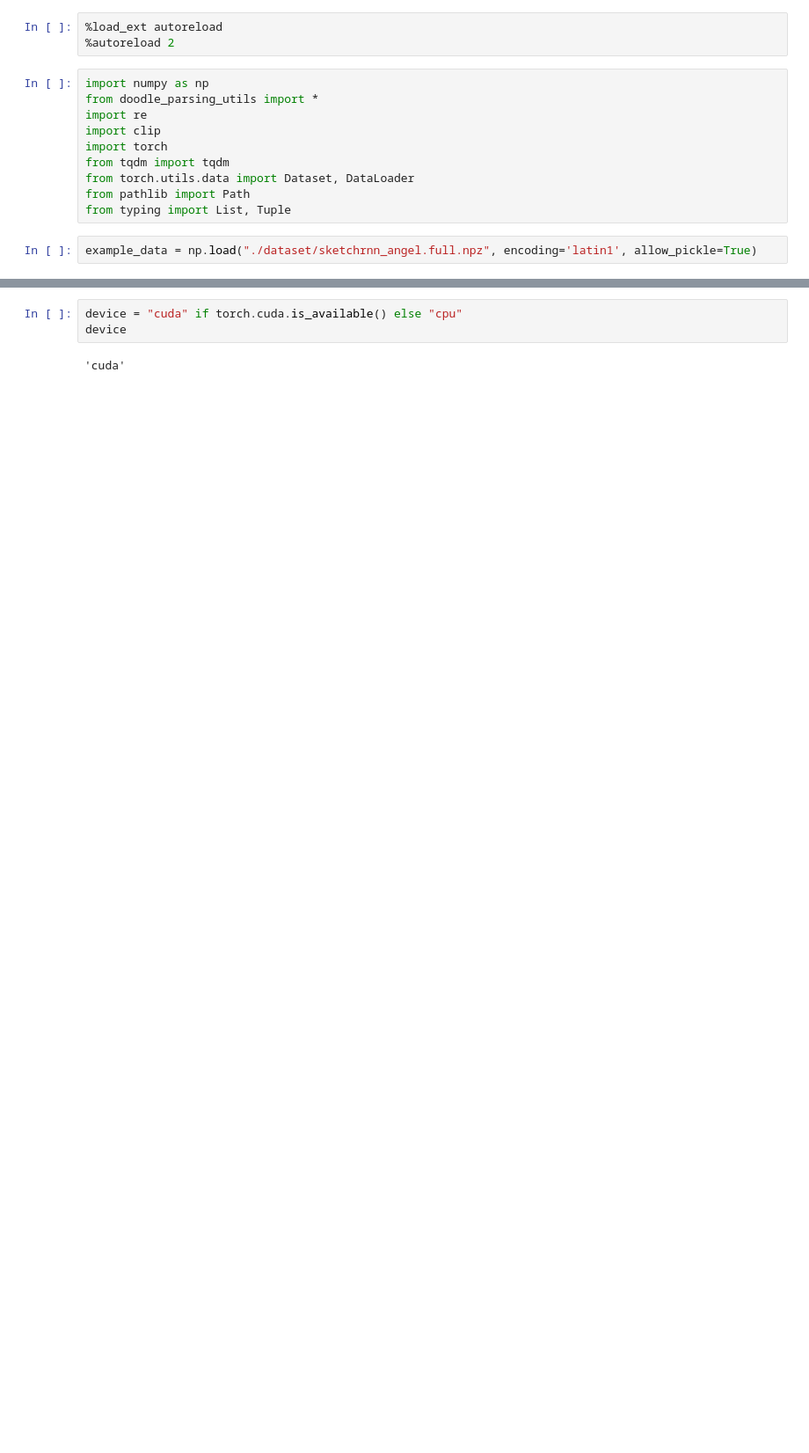
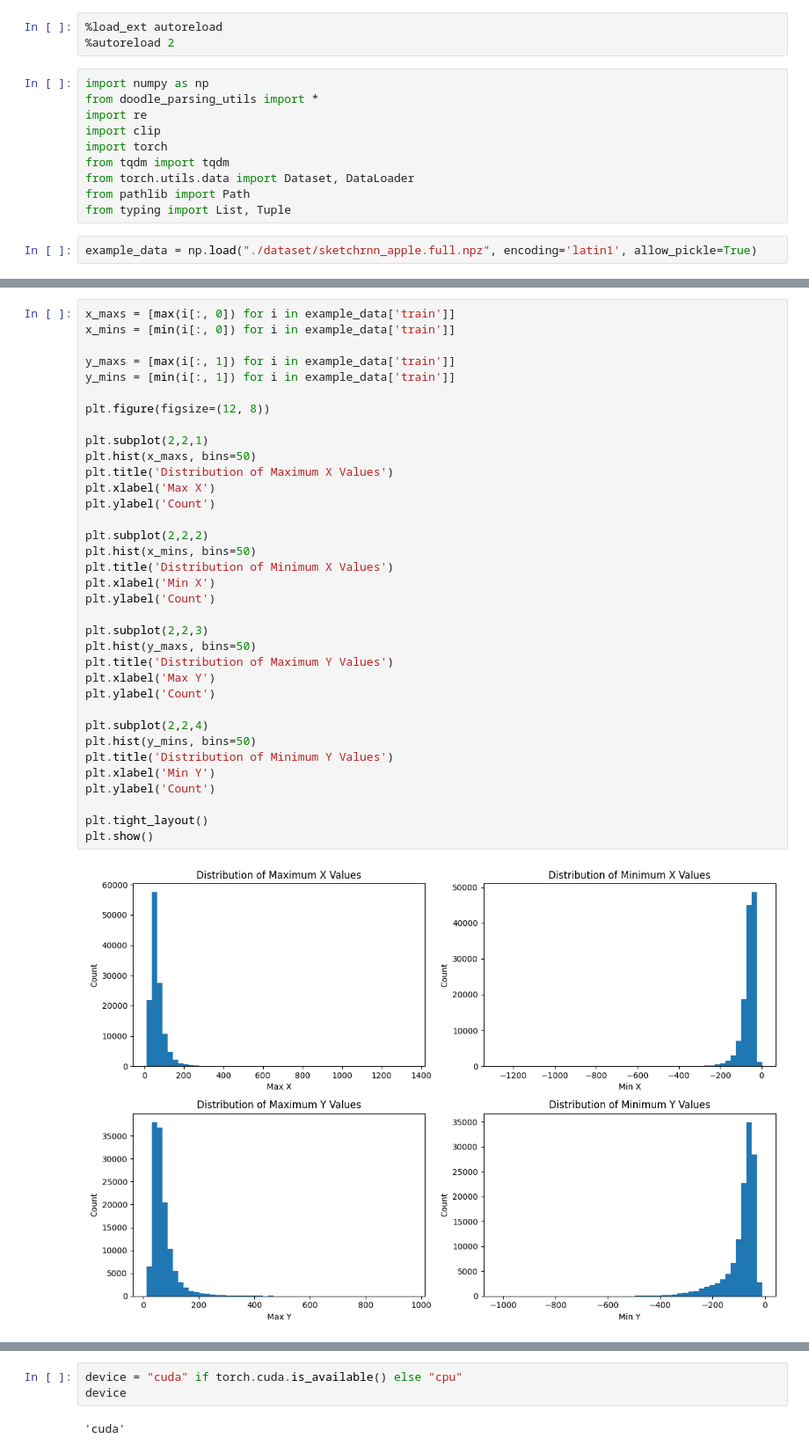
Before and after one commit to YashSax/DoodleGeneration, a Jupyter notebook: test.ipynb, the cells around one changed output, grey strips where cells are left out. Shown: that part at 88% size. Cells and saved outputs as stored; diff of their text form; blank space fills up the shorter version.

```diff
--- a/test.ipynb
+++ b/test.ipynb
@@ -12,5 +12,5 @@ from torch.utils.data import Dataset, DataLoader
 from pathlib import Path
 from typing import List, Tuple
 # %%
-example_data = np.load("./dataset/sketchrnn_angel.full.npz", encoding='latin1', allow_pickle=True)
+example_data = np.load("./dataset/sketchrnn_apple.full.npz", encoding='latin1', allow_pickle=True)
 # %%
@@ -51,0 +21,37 @@ def decode_stroke_data(stroke_data: np.array):
+# %%
+x_maxs = [max(i[:, 0]) for i in example_data['train']]
+x_mins = [min(i[:, 0]) for i in example_data['train']]
+
+y_maxs = [max(i[:, 1]) for i in example_data['train']]
+y_mins = [min(i[:, 1]) for i in example_data['train']]
+
+plt.figure(figsize=(12, 8))
+
+plt.subplot(2,2,1)
+plt.hist(x_maxs, bins=50)
+plt.title('Distribution of Maximum X Values')
+plt.xlabel('Max X')
+plt.ylabel('Count')
+
+plt.subplot(2,2,2)
+plt.hist(x_mins, bins=50)
+plt.title('Distribution of Minimum X Values')
+plt.xlabel('Min X')
+plt.ylabel('Count')
+
+plt.subplot(2,2,3)
+plt.hist(y_maxs, bins=50)
+plt.title('Distribution of Maximum Y Values')
+plt.xlabel('Max Y')
+plt.ylabel('Count')
+
+plt.subplot(2,2,4)
+plt.hist(y_mins, bins=50)
+plt.title('Distribution of Minimum Y Values')
+plt.xlabel('Min Y')
+plt.ylabel('Count')
+
+plt.tight_layout()
+plt.show()
+# %% [output]
+[figure, added]
```
Also changed, not shown: parts of 14 cells of this notebook, 7 other files.
